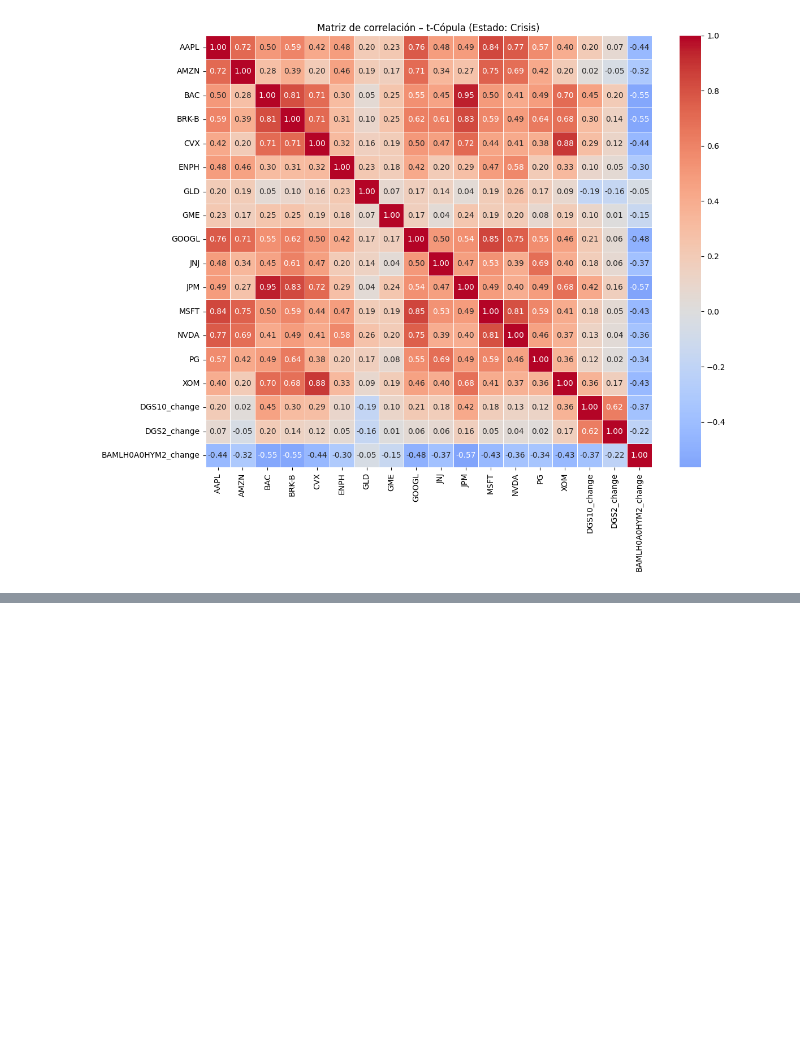
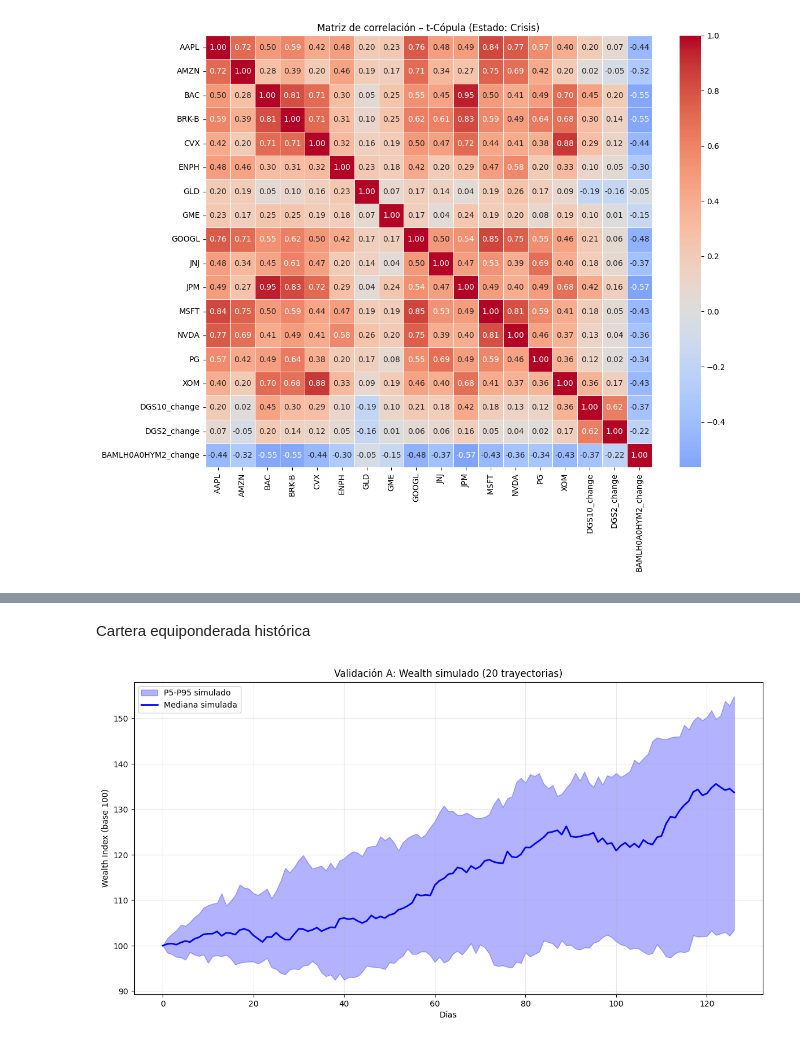
Before and after one commit to NataliaSJO/Practica-MIAX-gestion-de-riesgos, a Jupyter notebook: notebook_E2.ipynb, the cells around one changed output, grey strips where cells are left out. Saved outputs shown, nothing was run; the diff lists cells and outputs as text; code cells hidden in the pictures; blank space fills up the shorter version.

```diff
--- a/notebook_E2.ipynb
+++ b/notebook_E2.ipynb
@@ -948,0 +999,9 @@ plt.show()
+# %%
+# Matriz de transición del HMM (de Fase 1)
+transition_matrix = model.transmat_
+
+# Mostrar probabilidades de transición
+print("Matriz de transición")
+print(transition_matrix)
+print(f"\nProbabilidad(Calma → Crisis) = {transition_matrix[0, 1]:.3f}")
+print(f"Probabilidad(Crisis → Calma) = {transition_matrix[1, 0]:.3f}")
@@ -948,0 +1140,40 @@ plt.show()
+# %% [markdown]
+Cartera equiponderada histórica
+# %%
+# Cartera equiponderada
+n_activos = len(numeric_cols)
+pesos = np.ones(n_activos) / n_activos
+
+# Retornos históricos de la cartera
+retornos_cartera_real = (df_analysis_periods[numeric_cols].dropna() * pesos).sum(axis=1)
+
+# Wealth index histórico
+wealth_real = (1 + retornos_cartera_real).cumprod() * 100
+# %%
+# Calcular wealth para cada trayectoria
+wealth_simulado = np.zeros((N_SIMULACIONES, HORIZONTE_DIAS + 1))
+wealth_simulado[:, 0] = 100
+
+for sim in range(N_SIMULACIONES):
+    retornos_cartera_sim = (resultados['retornos'][sim] * pesos).sum(axis=1)
+    wealth_simulado[sim, 1:] = 100 * (1 + retornos_cartera_sim).cumprod()
+
+# Percentiles
+p5 = np.percentile(wealth_simulado, 5, axis=0)
+p50 = np.percentile(wealth_simulado, 50, axis=0)
+p95 = np.percentile(wealth_simulado, 95, axis=0)
+# %%
+plt.figure(figsize=(14, 7))
+
+dias = np.arange(HORIZONTE_DIAS + 1)
+plt.fill_between(dias, p5, p95, alpha=0.3, color='blue', label='P5-P95 simulado')
+plt.plot(dias, p50, 'b-', linewidth=2, label='Mediana simulada')
+
+plt.xlabel('Días')
+plt.ylabel('Wealth Index (base 100)')
+plt.title(f'Validación A: Wealth simulado ({N_SIMULACIONES:,} trayectorias)')
+plt.legend()
+plt.grid(True, alpha=0.3)
+plt.show()
+# %% [output]
+[figure, added]
```
Also changed, not shown: parts of 49 cells of this notebook.
